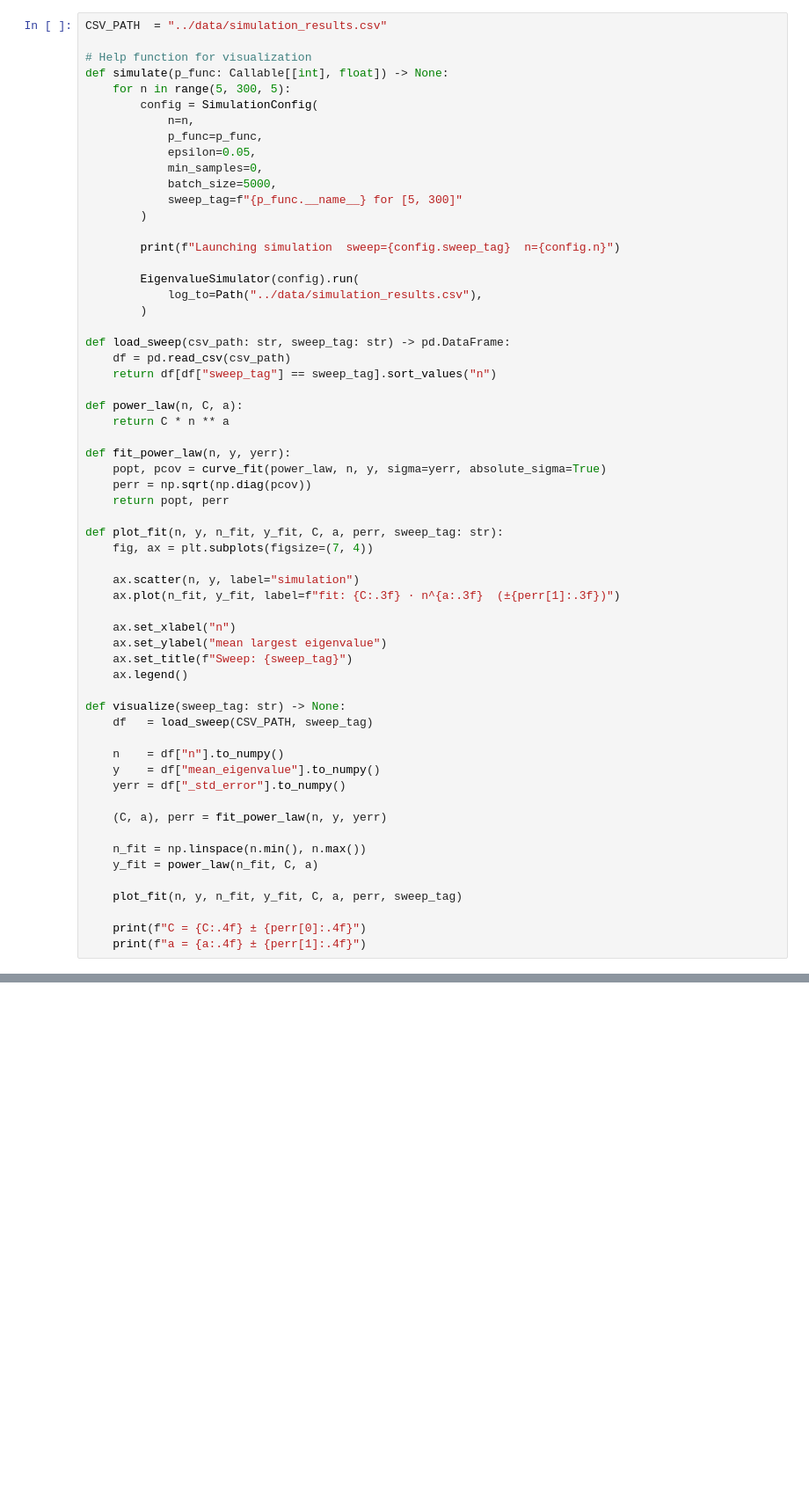
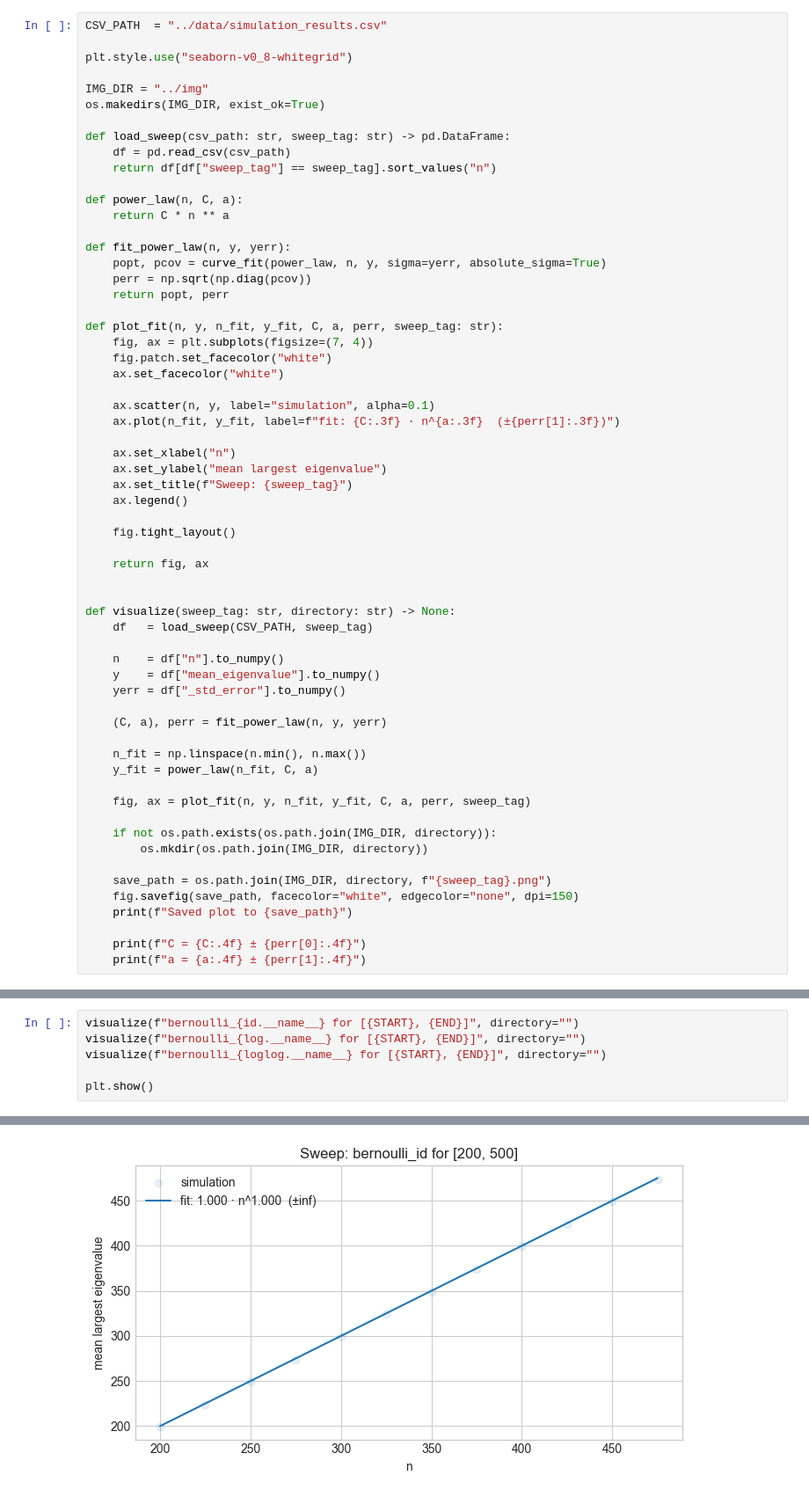
Before and after one commit to DmytroLupashko/rmt-eigenvalue-experiments, a Jupyter notebook: notebooks/regression_plots.ipynb, the cells around one changed output, grey strips where cells are left out. Shown at 88% size. Saved outputs shown, nothing was run; the diff lists cells and outputs as text; blank space fills up the shorter version.

Commit message:
add different matrix ensembles (not only Bernoulli), separate run_simulations.ipynb and regression_plots.ipynb

```diff
--- a/notebooks/regression_plots.ipynb
+++ b/notebooks/regression_plots.ipynb
@@ -43,23 +43,10 @@ def constant(p: float) -> Callable[[int], float]:
 # %%
 CSV_PATH  = "../data/simulation_results.csv"
 
-# Help function for visualization
-def simulate(p_func: Callable[[int], float]) -> None:
-    for n in range(5, 300, 5):
-        config = SimulationConfig(
-            n=n,
-            p_func=p_func,
-            epsilon=0.05,
-            min_samples=0,
-            batch_size=5000,
-            sweep_tag=f"{p_func.__name__} for [5, 300]"
-        )
+plt.style.use("seaborn-v0_8-whitegrid")
 
-        print(f"Launching simulation  sweep={config.sweep_tag}  n={config.n}")
-
-        EigenvalueSimulator(config).run(
-            log_to=Path("../data/simulation_results.csv"),
-        )
+IMG_DIR = "../img"
+os.makedirs(IMG_DIR, exist_ok=True)
 
 def load_sweep(csv_path: str, sweep_tag: str) -> pd.DataFrame:
     df = pd.read_csv(csv_path)
@@ -75,8 +62,10 @@ def fit_power_law(n, y, yerr):
 
 def plot_fit(n, y, n_fit, y_fit, C, a, perr, sweep_tag: str):
     fig, ax = plt.subplots(figsize=(7, 4))
+    fig.patch.set_facecolor("white")
+    ax.set_facecolor("white")
 
-    ax.scatter(n, y, label="simulation")
+    ax.scatter(n, y, label="simulation", alpha=0.1)
     ax.plot(n_fit, y_fit, label=f"fit: {C:.3f} · n^{a:.3f}  (±{perr[1]:.3f})")
 
     ax.set_xlabel("n")
@@ -84,7 +73,12 @@ def plot_fit(n, y, n_fit, y_fit, C, a, perr, sweep_tag: str):
     ax.set_title(f"Sweep: {sweep_tag}")
     ax.legend()
 
-def visualize(sweep_tag: str) -> None:
+    fig.tight_layout()
+
+    return fig, ax
+
+
+def visualize(sweep_tag: str, directory: str) -> None:
     df   = load_sweep(CSV_PATH, sweep_tag)
 
     n    = df["n"].to_numpy()
@@ -96,7 +90,14 @@ def visualize(sweep_tag: str) -> None:
     n_fit = np.linspace(n.min(), n.max())
     y_fit = power_law(n_fit, C, a)
 
-    plot_fit(n, y, n_fit, y_fit, C, a, perr, sweep_tag)
+    fig, ax = plot_fit(n, y, n_fit, y_fit, C, a, perr, sweep_tag)
+
+    if not os.path.exists(os.path.join(IMG_DIR, directory)):
+        os.mkdir(os.path.join(IMG_DIR, directory))
+
+    save_path = os.path.join(IMG_DIR, directory, f"{sweep_tag}.png")
+    fig.savefig(save_path, facecolor="white", edgecolor="none", dpi=150)
+    print(f"Saved plot to {save_path}")
 
     print(f"C = {C:.4f} ± {perr[0]:.4f}")
     print(f"a = {a:.4f} ± {perr[1]:.4f}")
@@ -160,0 +108,7 @@ plt.show()
+# %%
+visualize(f"bernoulli_{id.__name__} for [{START}, {END}]", directory="")
+visualize(f"bernoulli_{log.__name__} for [{START}, {END}]", directory="")
+visualize(f"bernoulli_{loglog.__name__} for [{START}, {END}]", directory="")
+
+plt.show()
+# %% [output]
@@ -160,0 +124 @@ plt.show()
+[figure, added]
```
Also changed, not shown: parts of 17 cells of this notebook, 10 other files.
